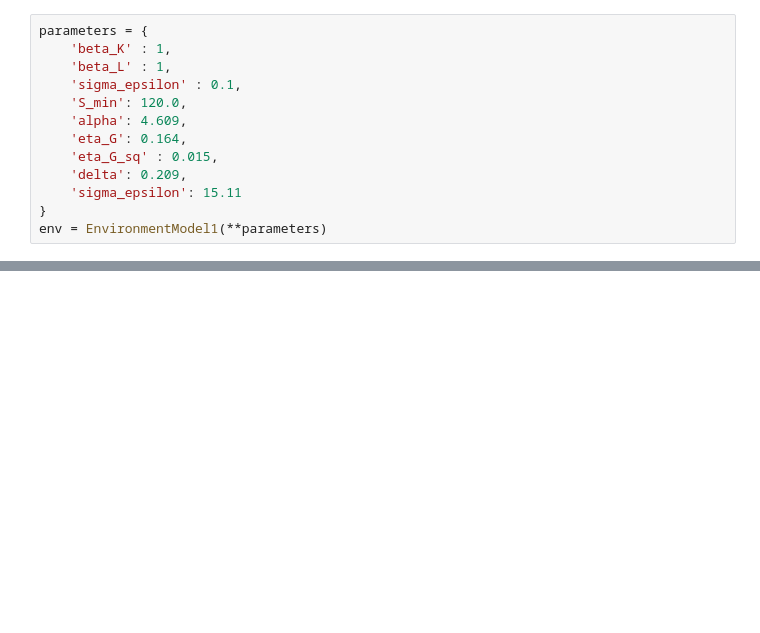
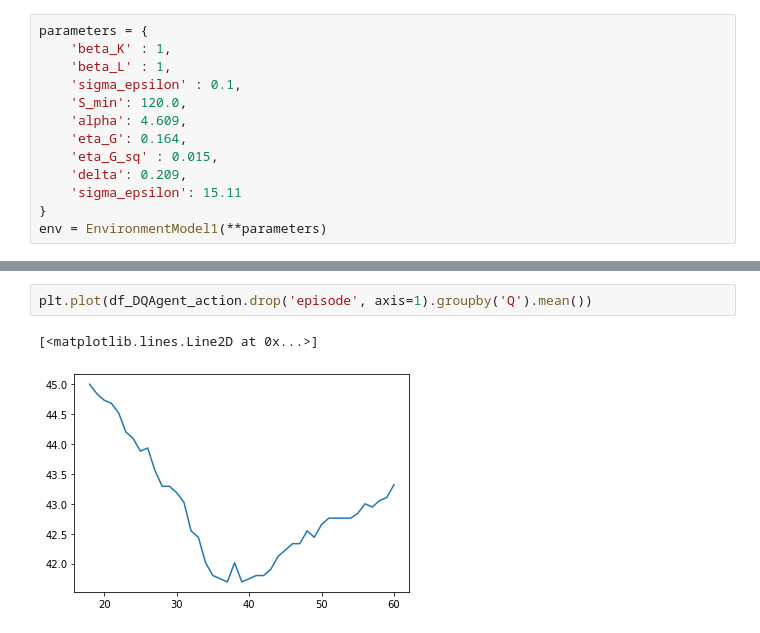
Before and after one commit to JakartaLaw/speciale, a Jupyter notebook: src/DQN Solution (Simple model).ipynb, the cells around one changed output, grey strips where cells are left out. Saved outputs shown, nothing was run; the diff lists cells and outputs as text; blank space fills up the shorter version.

```diff
--- a/src/DQN Solution (Simple model).ipynb
+++ b/src/DQN Solution (Simple model).ipynb
@@ -402,0 +574,5 @@ array([[ -0.95238095, -14.9672    ,  -1.        ,  -0.02798838,
+# %%
+plt.plot(df_DQAgent_action.drop('episode', axis=1).groupby('Q').mean())
+# %% [output]
+[<matplotlib.lines.Line2D at 0x...>]
+[figure, added]
```
Also changed, not shown: parts of 16 cells of this notebook, 1 other file.
